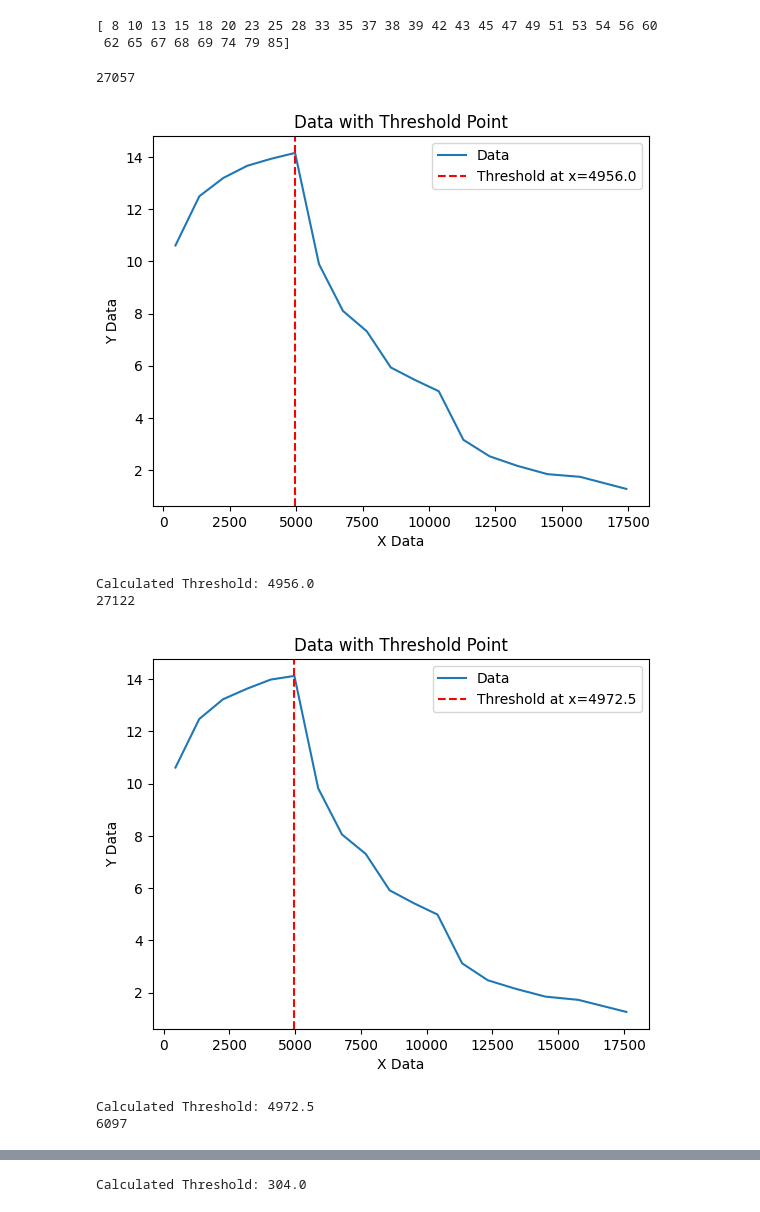
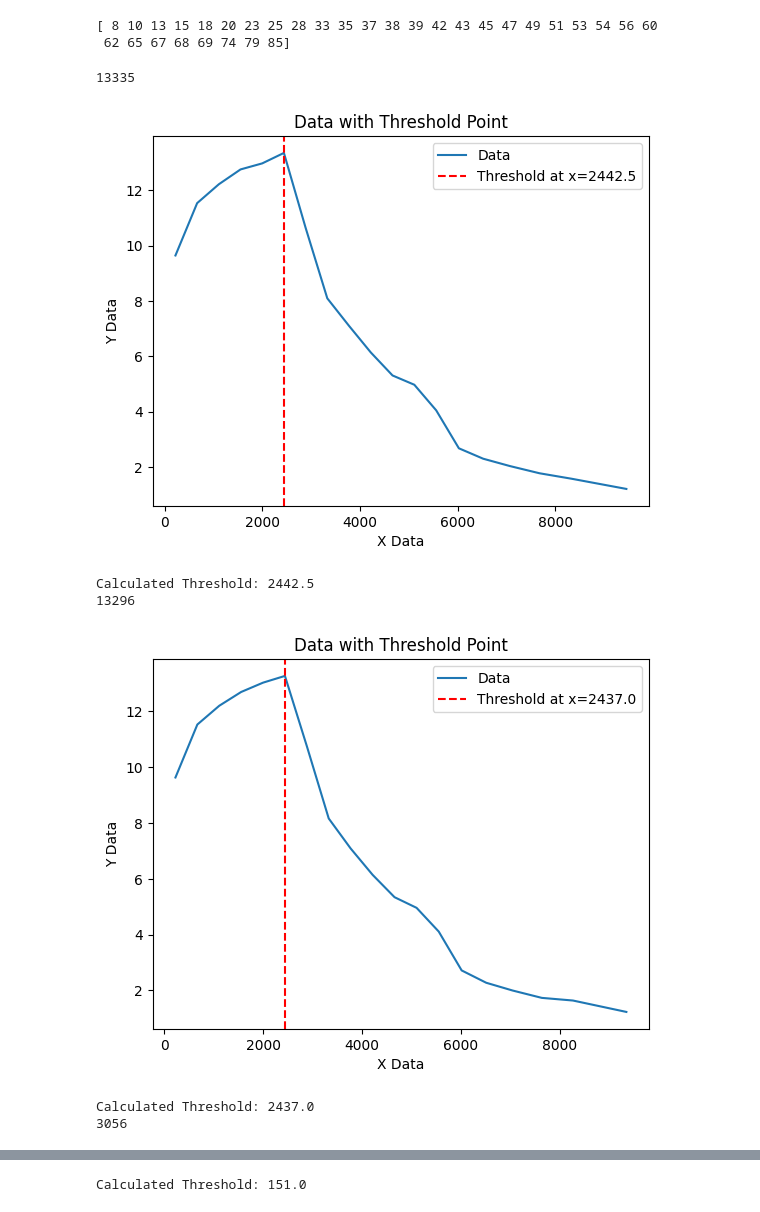
Before and after one commit to maher1719/patterns-in-prime-number, a Jupyter notebook: primes_threshold.ipynb, the cells around one changed output, grey strips where cells are left out. Saved outputs shown, nothing was run; the diff lists cells and outputs as text; code cells hidden in the pictures.

Commit message:
threshld succufuly calculated

```diff
--- a/primes_threshold.ipynb
+++ b/primes_threshold.ipynb
@@ -282,7 +282,7 @@ def plot_data_with_threshold(x_data, y_data, threshold):
     plt.show()
 
 # Example data (replace with your actual data)
-datatxt_all = pd.read_csv('primes_data120000.txt')
+datatxt_all = pd.read_csv('primes_data58000.txt')
 datatxt_all=datatxt_all#[datatxt_all["Number"] % 6 == 0]
 
 # Count occurrences of each number in the relevant columns
@@ -308,37 +308,37 @@ data=number_counts_primes_minus_one
 x_data = data.index.to_numpy()
 y_data = data.values
 print(x_data[-1])
 group_size=x_data[-1]//30
 # Step 1: Smooth the data by grouping into intervals of 50 points
 smoothed_x, smoothed_y = smooth_data(x_data, y_data, group_size=group_size)
 
 # Step 2: Find the threshold where the data starts to decrease
 threshold = find_threshold(smoothed_x, smoothed_y)
 
 # Step 3: Plot the data and mark the threshold
 plot_data_with_threshold(smoothed_x, smoothed_y, threshold)
 
 print(f"Calculated Threshold: {threshold}")
 data=number_counts_primes_twins
 x_data = data.index.to_numpy()
 y_data = data.values
 print(x_data[-1])
 group_size=x_data[-1]//30
 # Step 1: Smooth the data by grouping into intervals of 50 points
 smoothed_x, smoothed_y = smooth_data(x_data, y_data, group_size=group_size)
 
 # Step 2: Find the threshold where the data starts to decrease
 threshold = find_threshold(smoothed_x, smoothed_y)
 
 # Step 3: Plot the data and mark the threshold
 plot_data_with_threshold(smoothed_x, smoothed_y, threshold)
 
 print(f"Calculated Threshold: {threshold}")
 # %% [output]
-27057
+13335
-[figure, old version]
+[figure, new version]
-Calculated Threshold: 4956.0
-27122
+Calculated Threshold: 2442.5
+13296
-[figure, old version]
+[figure, new version]
-Calculated Threshold: 4972.5
-6097
+Calculated Threshold: 2437.0
+3056
@@ -346 +346 @@ Calculated Threshold: 4972.5
-Calculated Threshold: 304.0
+Calculated Threshold: 151.0
```
Also changed, not shown: parts of 1 cell of this notebook.
